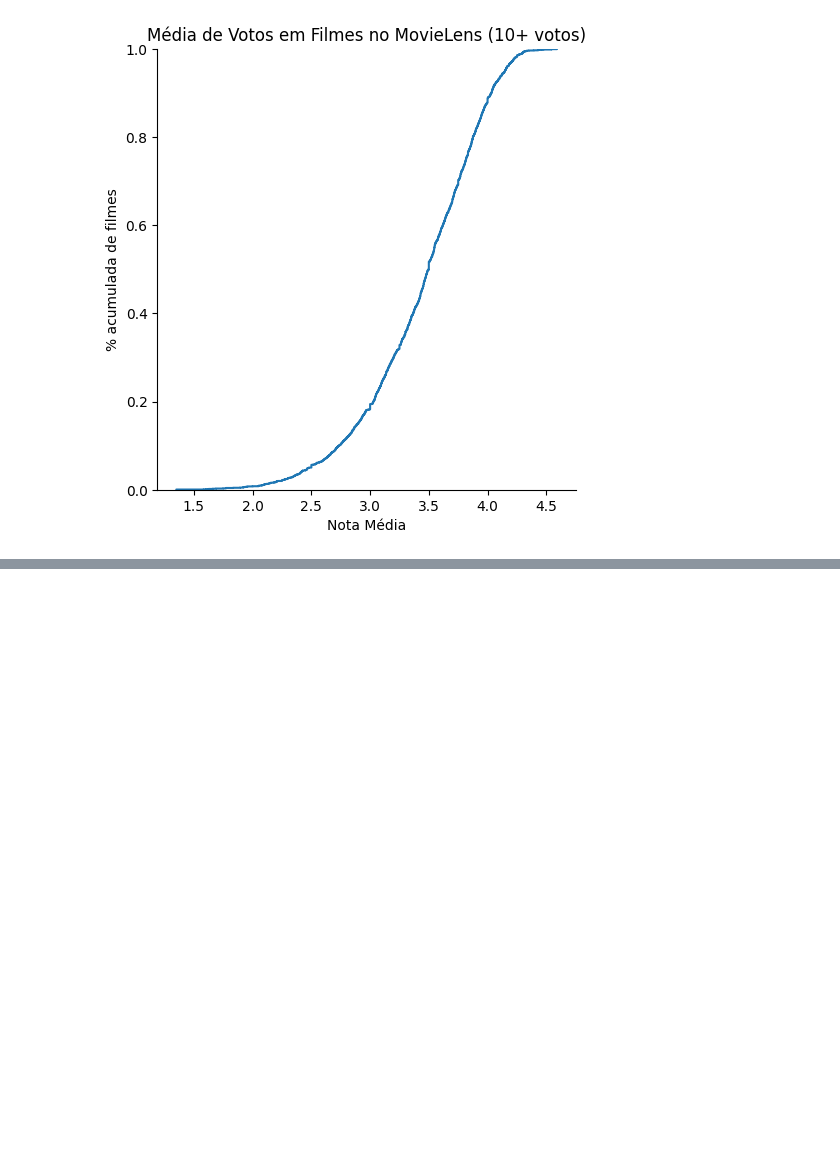
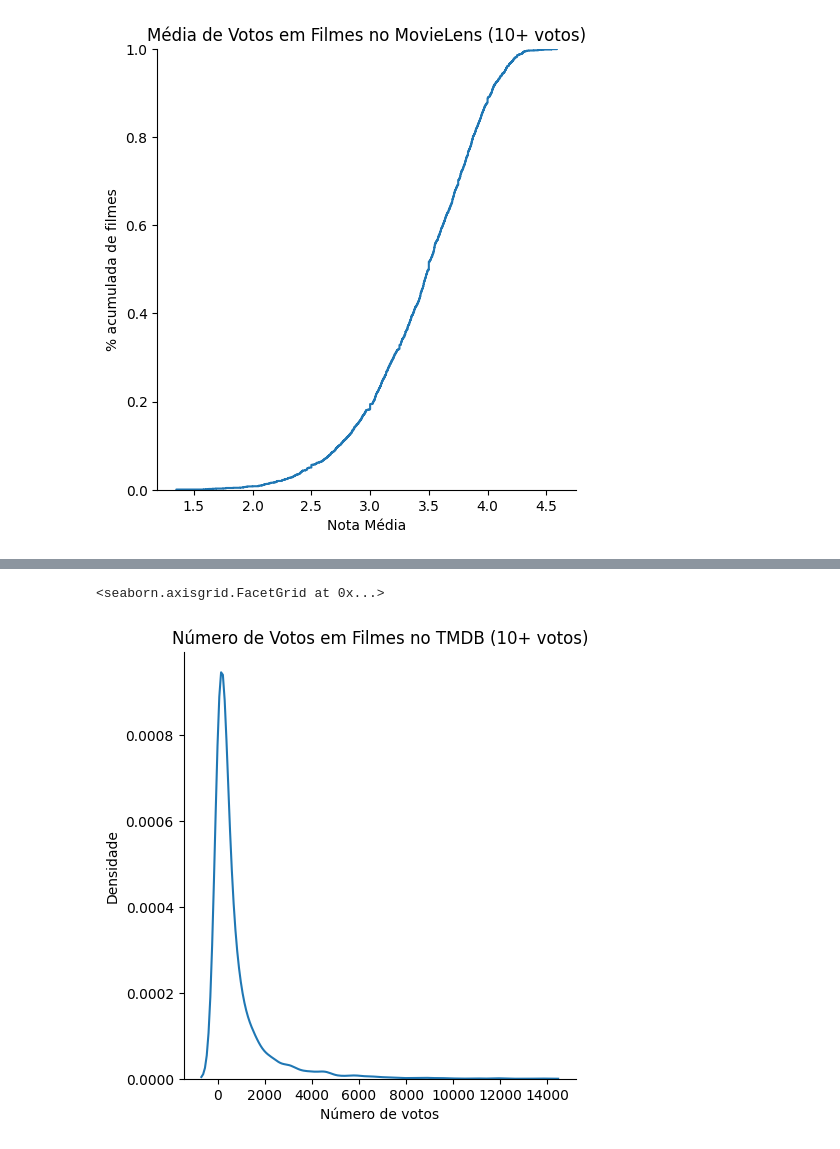
Before and after one commit to edupmon/alura, a Jupyter notebook: data-science/testes-estatisticos-python/introducao-testes.ipynb, the cells around one changed output, grey strips where cells are left out. Cells and saved outputs as stored; diff of their text form; code cells hidden in the pictures; blank space fills up the shorter version.

```diff
--- a/data-science/testes-estatisticos-python/introducao-testes.ipynb
+++ b/data-science/testes-estatisticos-python/introducao-testes.ipynb
@@ -185,0 +197,7 @@ ax.set(xlabel='Nota Média', ylabel='% acumulada de filmes',
+# %%
+ax = sns.displot(tmdb_mais_10_votos['vote_count'], kind='kde')
+ax.set(xlabel='Número de votos', ylabel='Densidade',
+      title='Número de Votos em Filmes no TMDB (10+ votos)')
+# %% [output]
+<seaborn.axisgrid.FacetGrid at 0x...>
+[figure, added]
```
Also changed, not shown: parts of 7 cells of this notebook.
